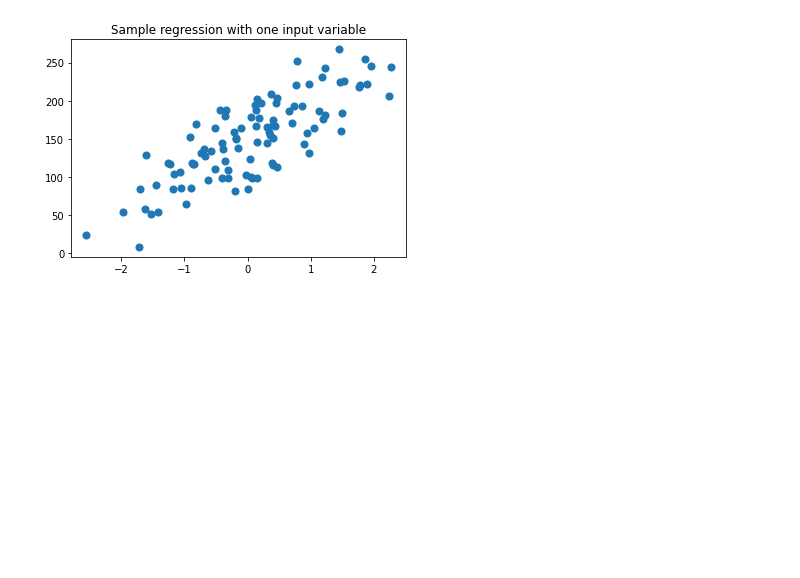
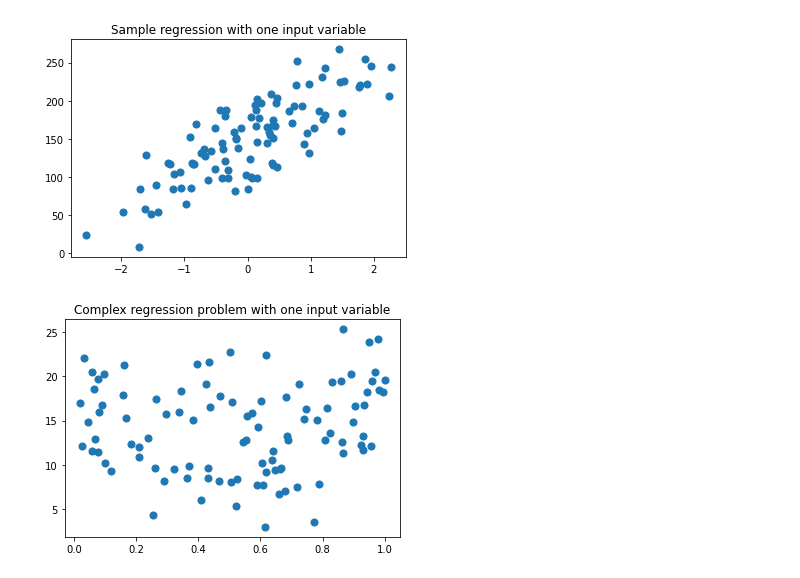
Before and after one commit to syedmeesamali/CourseraPlus, a Jupyter notebook: 4_Applied ML with Python/Course/checks.ipynb, the cells around one changed output. Drawn from its saved outputs; the diff is of its cells as text; code cells hidden in the pictures; blank space fills up the shorter version.

```diff
--- a/4_Applied ML with Python/Course/checks.ipynb
+++ b/4_Applied ML with Python/Course/checks.ipynb
@@ -23,3 +23,12 @@ plt.scatter(X_r1, y_r1, marker='o', s=50)
 plt.show()
 # %% [output]
 [figure]
+# %%
+from sklearn.datasets import make_friedman1
+plt.figure()
+plt.title('Complex regression problem with one input variable')
+X_F1, y_F1 = make_friedman1(n_samples = 100, n_features = 7, random_state = 0)
+plt.scatter(X_F1[:, 2], y_F1, marker='o', s=50)
+plt.show()
+# %% [output]
+[figure, added]
```
Also changed, not shown: parts of 2 cells of this notebook.
